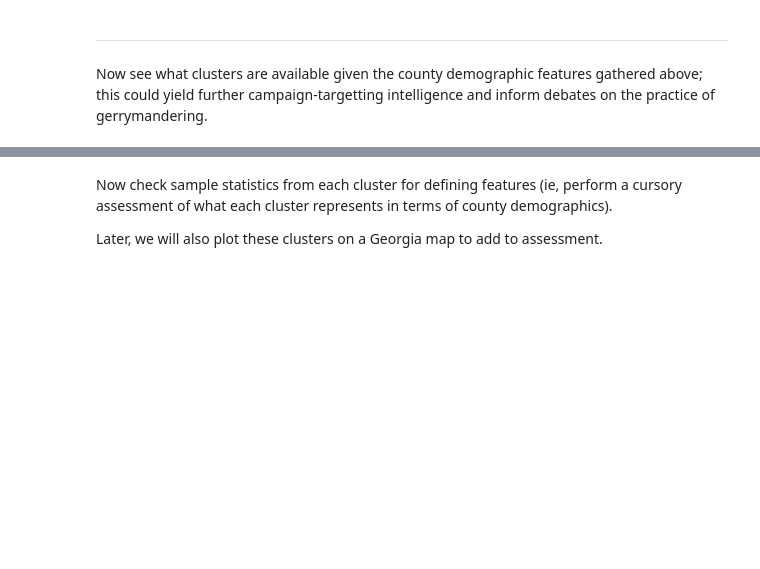
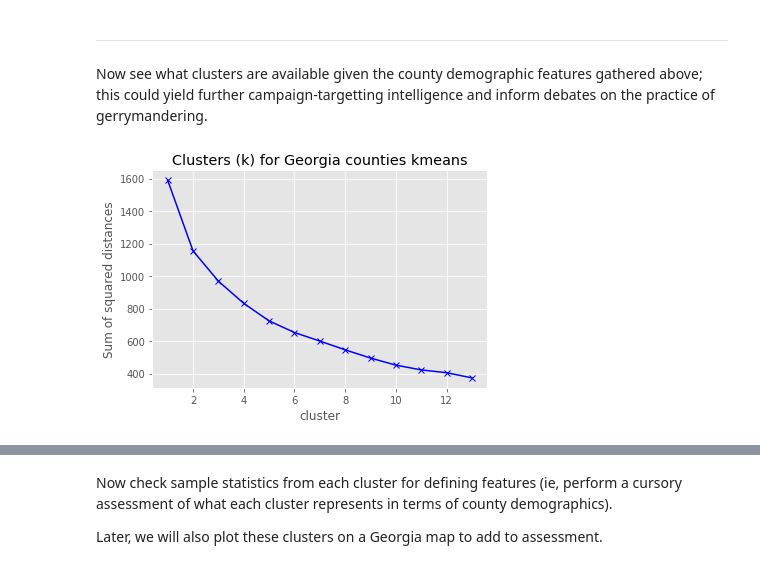
Before and after one commit to jot-43/Coursera_Capstone, a Jupyter notebook: JTs Coursera Capstone.ipynb, the cells around one changed output, grey strips where cells are left out. Saved outputs shown, nothing was run; the diff lists cells and outputs as text; code cells hidden in the pictures; blank space fills up the shorter version.

```diff
--- a/JTs Coursera Capstone.ipynb
+++ b/JTs Coursera Capstone.ipynb
@@ -1405,3 +1406,30 @@ X=np.nan_to_num(X)
 
 #execute normaliser
 df_county_clusters = StandardScaler().fit_transform(X)
+# %%
+#In order to use the best 'kclusters', we'll run the kmeans algo a
+#few times, plotting the average mean distance between each datapoint
+#and its respective centroid...then we'll see which cluster produced
+#the most dramatic difference and will use that (this will require
+#computing the "Sum of Squared differences", referred to as 'SSE' in
+#the IBM course)
+SSE=[]
+
+#we'll test 14 kmeans cluster numbers (somewhat randomly selected...I
+#just went with the number of existing districts)
+krange = np.arange(1,14)
+# %%
+#execute for loop of kmeans algos,
+for knum in krange:
+    ktest = KMeans(n_clusters=knum, \
+                random_state=0).fit(df_county_clusters)
+    SSE.append(ktest.inertia_)
+# %%
+#now plot the average distance values and find the "elbow"
+plt.plot(krange, SSE, 'bx-')
+plt.xlabel('cluster')
+plt.ylabel('Sum of squared distances')
+plt.title('Clusters (k) for Georgia counties kmeans')
+plt.show()
+# %% [output]
+[figure, added]
```
Also changed, not shown: parts of 37 cells of this notebook.
